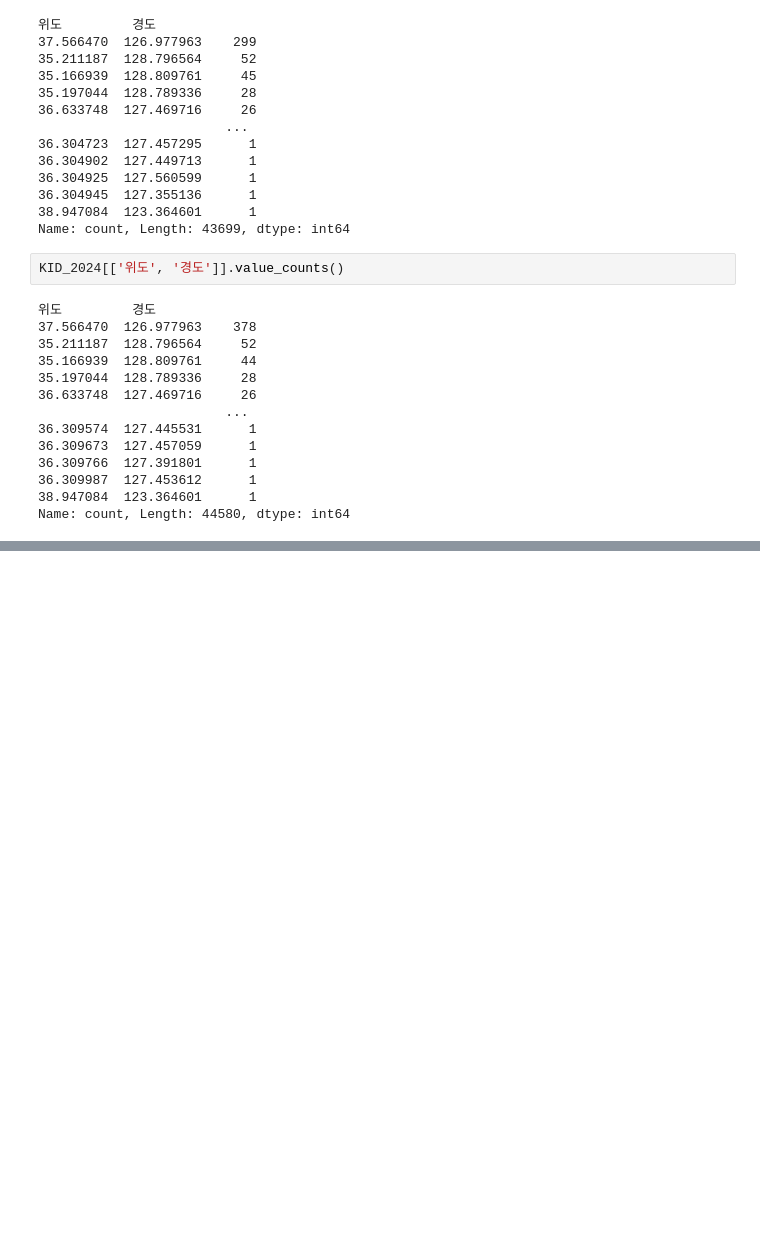
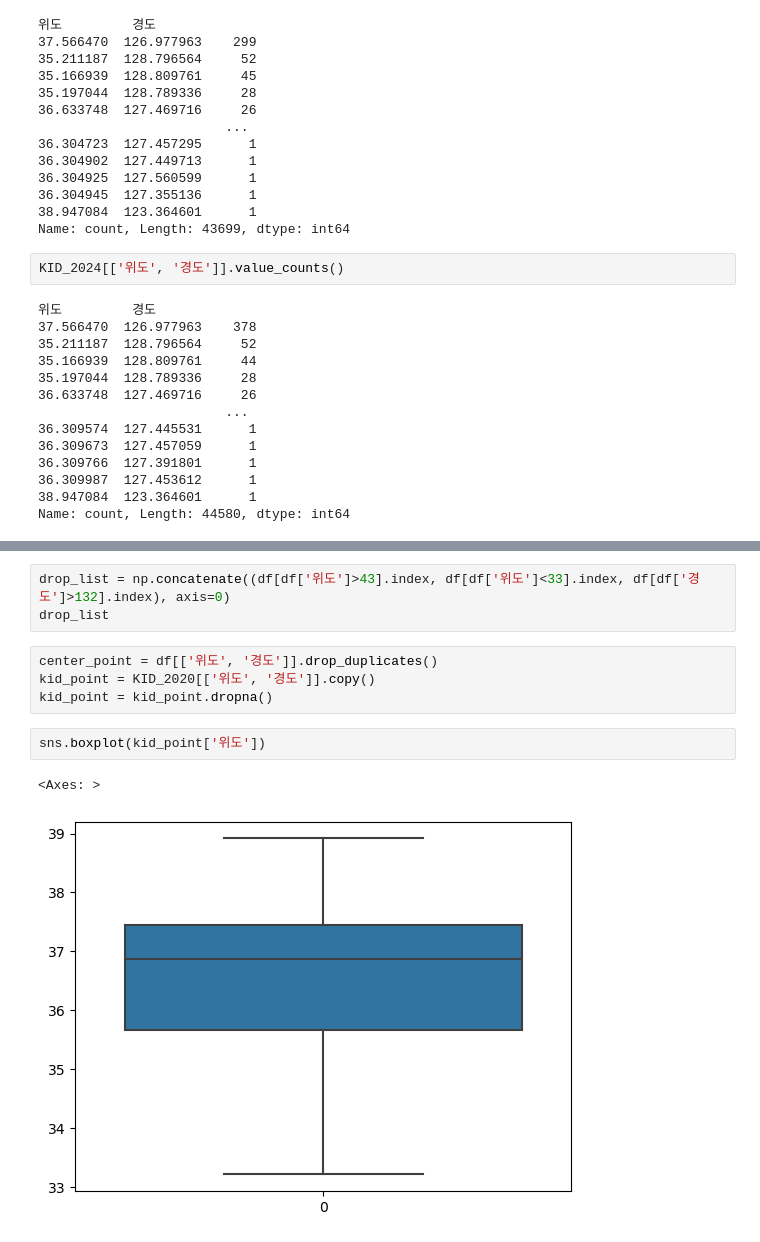
Before and after one commit to NeatyNut/-------, a Jupyter notebook: Analyst.ipynb, the cells around one changed output, grey strips where cells are left out. Cells and saved outputs as stored; diff of their text form; blank space fills up the shorter version.

```diff
--- a/Analyst.ipynb
+++ b/Analyst.ipynb
@@ -991,0 +997,12 @@ SyntaxError: invalid syntax (3774495605.py, line 2)
+# %%
+drop_list = np.concatenate((df[df['위도']>43].index, df[df['위도']<33].index, df[df['경도']>132].index), axis=0)
+drop_list
+# %%
+center_point = df[['위도', '경도']].drop_duplicates()
+kid_point = KID_2020[['위도', '경도']].copy()
+kid_point = kid_point.dropna()
+# %%
+sns.boxplot(kid_point['위도'])
+# %% [output]
+<Axes: >
+[figure, added]
```
Also changed, not shown: parts of 48 cells of this notebook.
